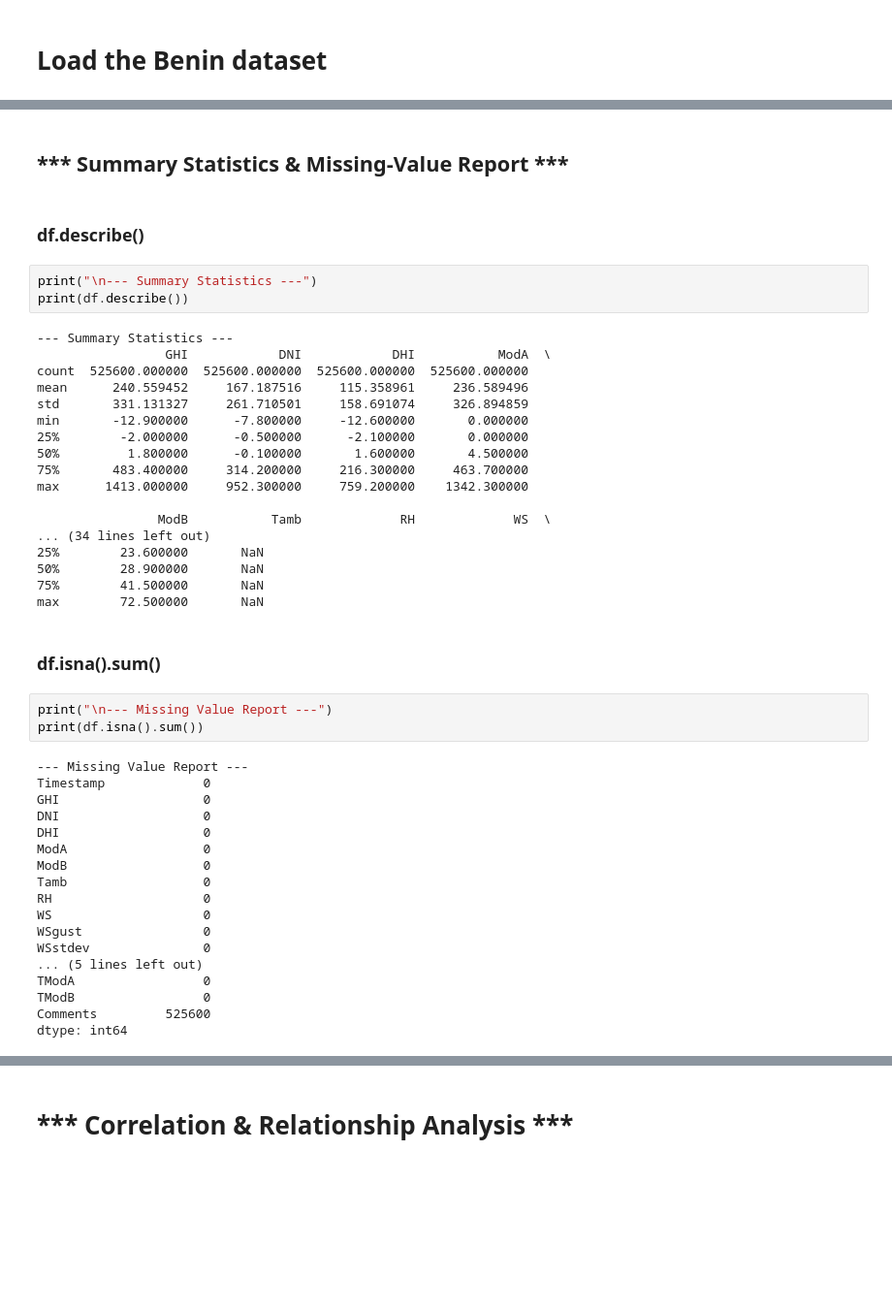
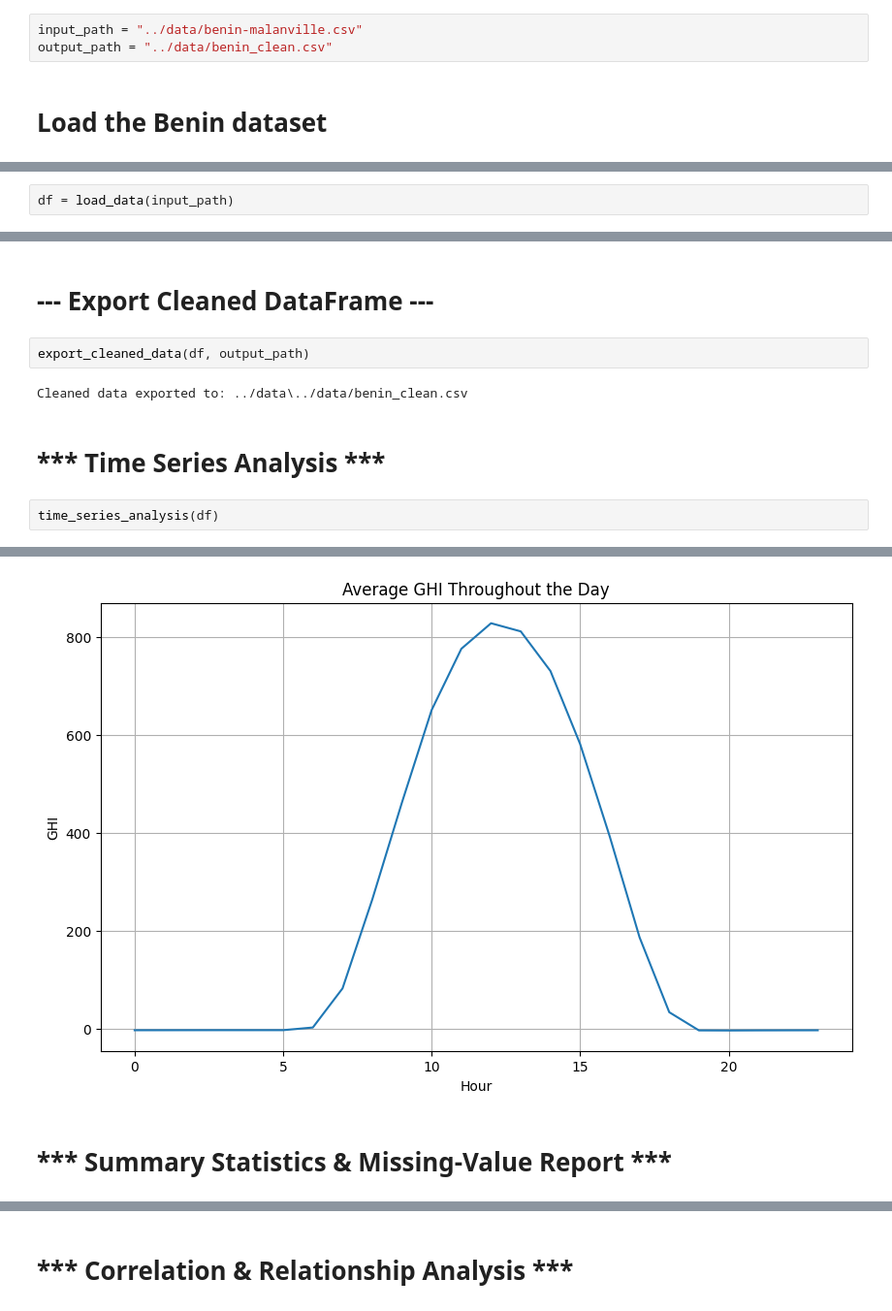
Before and after one commit to kumsa-Mergia/week0-solar-challenge, a Jupyter notebook: notebooks/benin_eda.ipynb, the cells around one changed output, grey strips where cells are left out. Shown at 97% size. Saved outputs shown, nothing was run; the diff lists cells and outputs as text; blank space fills up the shorter version.

Commit message:
Add functional pipeline for loading, summarizing, cleaning, and exporting Benin solar dataset

```diff
--- a/notebooks/benin_eda.ipynb
+++ b/notebooks/benin_eda.ipynb
@@ -8,2 +27,5 @@ import os
+# %%
+input_path = "../data/benin-malanville.csv"
+output_path = "../data/benin_clean.csv"
 # %% [markdown]
 # Load the Benin dataset
@@ -21,0 +32,2 @@ Successfully loaded: ../data/benin-malanville.csv
+# %%
+df = load_data(input_path)
@@ -21,0 +103,11 @@ Successfully loaded: ../data/benin-malanville.csv
+# %% [markdown]
+# --- Export Cleaned DataFrame ---
+# %%
+export_cleaned_data(df, output_path)
+# %% [output]
+Cleaned data exported to: ../data\../data/benin_clean.csv
+# %% [markdown]
+# *** Time Series Analysis ***
+# %%
+time_series_analysis(df)
+# %% [output]
@@ -22,48 +116,3 @@ Successfully loaded: ../data/benin-malanville.csv
+[figure, added]
 # %% [markdown]
-## *** Summary Statistics & Missing-Value Report ***
+# *** Summary Statistics & Missing-Value Report ***
-# %% [markdown]
-### df.describe()
-# %%
-print("\n--- Summary Statistics ---")
-print(df.describe())
-# %% [output]
---- Summary Statistics ---
-                 GHI            DNI            DHI           ModA  \
-count  525600.000000  525600.000000  525600.000000  525600.000000
-mean      240.559452     167.187516     115.358961     236.589496
-std       331.131327     261.710501     158.691074     326.894859
-min       -12.900000      -7.800000     -12.600000       0.000000
-25%        -2.000000      -0.500000      -2.100000       0.000000
-50%         1.800000      -0.100000       1.600000       4.500000
-75%       483.400000     314.200000     216.300000     463.700000
-max      1413.000000     952.300000     759.200000    1342.300000
-
-                ModB           Tamb             RH             WS  \
-... (34 lines left out)
-25%        23.600000       NaN
-50%        28.900000       NaN
-75%        41.500000       NaN
-max        72.500000       NaN
-# %% [markdown]
-### df.isna().sum()
-# %%
-print("\n--- Missing Value Report ---")
-print(df.isna().sum())
-# %% [output]
---- Missing Value Report ---
-Timestamp             0
-GHI                   0
-DNI                   0
-DHI                   0
-ModA                  0
-ModB                  0
-Tamb                  0
-RH                    0
-WS                    0
-WSgust                0
-WSstdev               0
-... (5 lines left out)
-TModA                 0
-TModB                 0
-Comments         525600
-dtype: int64
```
Also changed, not shown: parts of 41 cells of this notebook.
